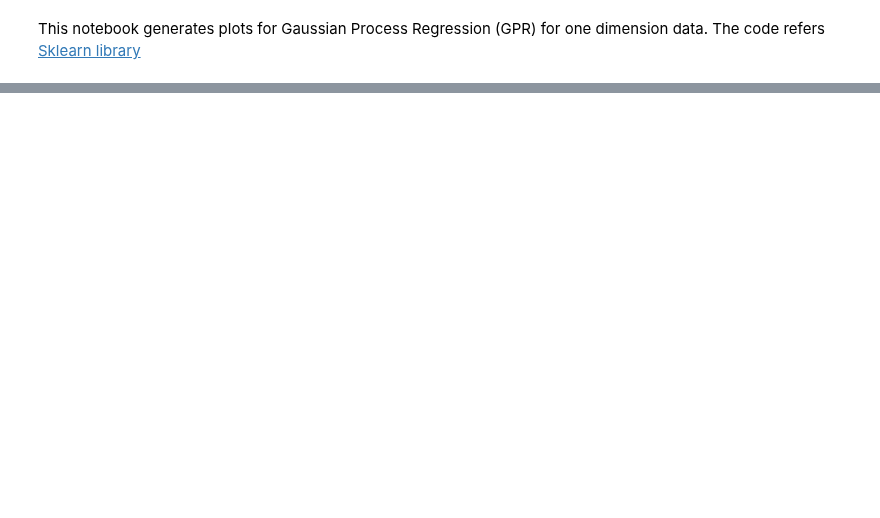
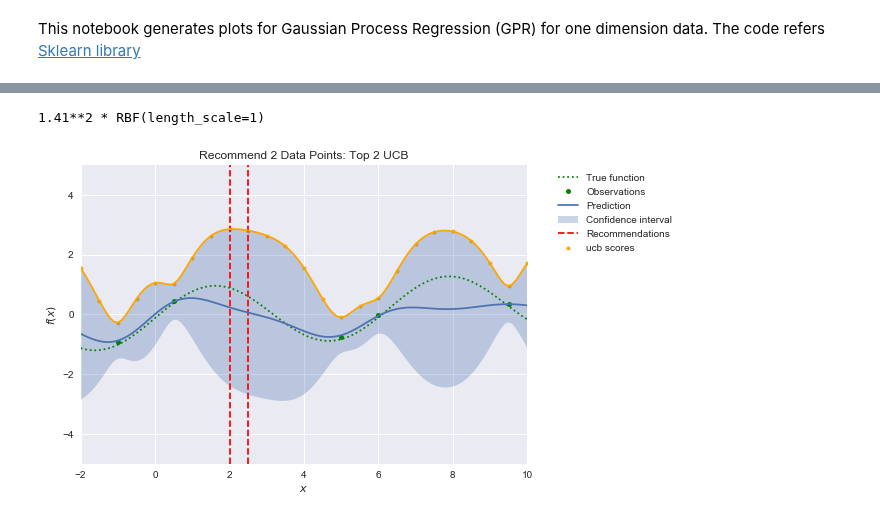
Before and after one commit to mholowko/Solaris, a Jupyter notebook: notebooks/plot_gpr.ipynb, the cells around one changed output, grey strips where cells are left out. Drawn from its saved outputs; the diff is of its cells as text; code cells hidden in the pictures; blank space fills up the shorter version.

Commit message:
update plot file

```diff
--- a/notebooks/plot_gpr.ipynb
+++ b/notebooks/plot_gpr.ipynb
@@ -4,6 +4,7 @@ The code refers [Sklearn library](https://scikit-learn.org/stable/auto_examples/
 # %%
 import numpy as np
 from matplotlib import pyplot as plt
+import matplotlib as mpl
 %matplotlib inline
 
 from sklearn.gaussian_process import GaussianProcessRegressor
@@ -14,5 +15,7 @@ np.random.seed(1)
 
 def f(x):
     """The function to predict."""
-    return x * np.sin(x) - 0.8 * (x -2.5)
+    return np.sin(x) + 0.05 * (x -2.5)
+    # return 2 * np.sin(x) # with C = 2
+    #return - np.poly1d([1,2,3,4], True)(0.3 * (x+ 2))
 # %%
@@ -60,4 +90,3 @@ def gpr_plot(X, y, x, title = 'GPR'):
 # %%
-x_test = np.atleast_2d(np.linspace(0, 10, 101)).T
 x_test.reshape(-1,)[::5]
 # %% [output]
@@ -66,33 +95,0 @@ array([ 0. ,  0.5,  1. ,  1.5,  2. ,  2.5,  3. ,  3.5,  4. ,  4.5,  5. ,
-# %%
-# x_test = np.atleast_2d(np.linspace(0, 10, 101)).T
-x_test = np.atleast_2d(np.linspace(-2, 12, 141)).T
-design_dist = 5
-x_design = x_test.reshape(-1,)[::design_dist]
-noise = 0.5
-
-# init
-X = np.atleast_2d([1., 5., 6., 7.]).T
-# Observations
-y = f(X).ravel() + noise
-
-y_pred, sigma = gpr_plot(X,y, x_test, 'Prediction with Initial Observations')
-#-------------------------------------------------------
-
-# rec max ucb
-rec_idx = np.argmax(y_pred[::design_dist] + 1.9600 * sigma[::design_dist])
-rec = x_design[rec_idx]
-
-obs_y = f(rec)+ 0.5
-new_y = np.append(y, obs_y)
-
-new_X = np.append(X.reshape(-1,), rec).reshape(-1,1)
-
-new_pred, new_sigma = gpr_plot(new_X,new_y,x_test, 'Recommend 1 Data Point (New Observation)')
-
-#------------------------------------------------------
-# rec max ucb, batch
-
-obs_y = y_pred[::design_dist][rec_idx]
-batch_new_y = np.append(y, obs_y)
-
-batch_new_pred, batch_new_sigma = gpr_plot(new_X,batch_new_y,x_test, 'Recommend 1 Data Point (Predicted Mean)')
@@ -144,0 +101,5 @@ In this example, the GP-BUCB recommends the second points by assuming that we ha
+# %%
+top2_pred, top2_sigma, top2_rec = gpr_plot(X, y,x_test, rec_size = 2, title = 'Recommend 2 Data Points: Top 2 UCB')
+# %% [output]
+1.41**2 * RBF(length_scale=1)
+[figure, added]
```
Also changed, not shown: parts of 10 cells of this notebook.
